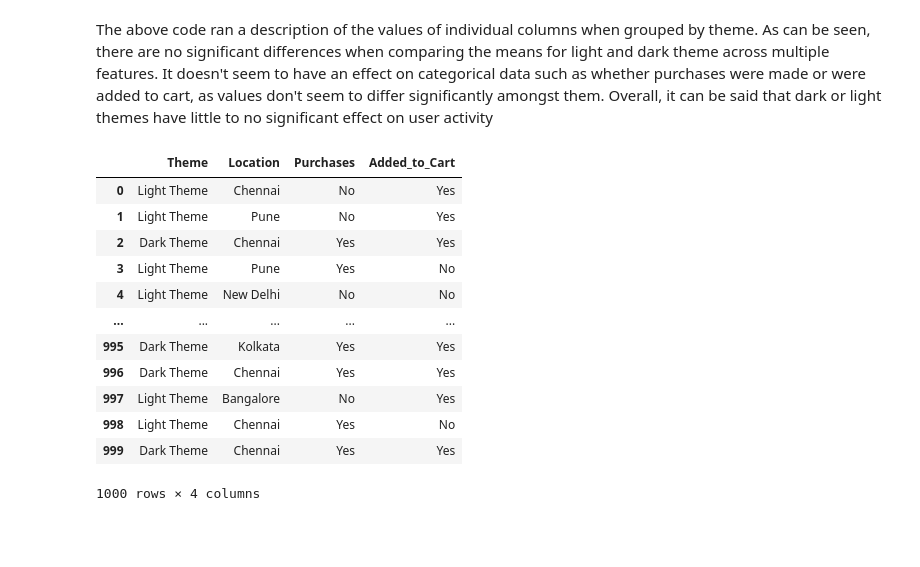
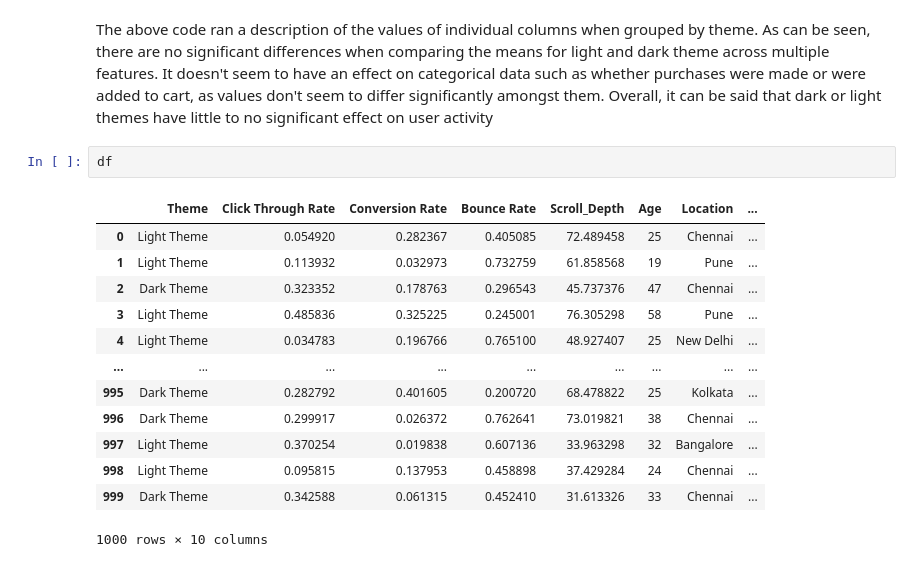
Before and after one commit to PhrogOfTheDay/WebsiteStatisticsAnalysis, a Jupyter notebook: Retention Analysis.ipynb, the cells around one changed output. Drawn from its saved outputs; the diff is of its cells as text; blank space fills up the shorter version.

```diff
--- a/Retention Analysis.ipynb
+++ b/Retention Analysis.ipynb
@@ -160,17 +188,18 @@ Name: count, dtype: int64
 # %% [markdown]
 <p>The above code ran a description of the values of individual columns when grouped by theme. As can be seen, there are no significant differences when comparing the means for light and dark theme across multiple features. It doesn't seem to have an effect on categorical data such as whether purchases were made or were added to cart, as values don't seem to differ significantly amongst them. Overall, it can be said that dark or light themes have little to no significant effect on user activity</p>
 # %%
+df
 # %% [output]
-|  | Theme | Location | Purchases | Added_to_Cart |
-| 0 | Light Theme | Chennai | No | Yes |
-| 1 | Light Theme | Pune | No | Yes |
-| 2 | Dark Theme | Chennai | Yes | Yes |
-| 3 | Light Theme | Pune | Yes | No |
-| 4 | Light Theme | New Delhi | No | No |
-| ... | ... | ... | ... | ... |
-| 995 | Dark Theme | Kolkata | Yes | Yes |
-| 996 | Dark Theme | Chennai | Yes | Yes |
-| 997 | Light Theme | Bangalore | No | Yes |
-| 998 | Light Theme | Chennai | Yes | No |
-| 999 | Dark Theme | Chennai | Yes | Yes |
+|  | Theme | Click Through Rate | Conversion Rate | Bounce Rate | Scroll_Depth | Age | Location | ... |
+| 0 | Light Theme | 0.054920 | 0.282367 | 0.405085 | 72.489458 | 25 | Chennai | ... |
+| 1 | Light Theme | 0.113932 | 0.032973 | 0.732759 | 61.858568 | 19 | Pune | ... |
+| 2 | Dark Theme | 0.323352 | 0.178763 | 0.296543 | 45.737376 | 47 | Chennai | ... |
+| 3 | Light Theme | 0.485836 | 0.325225 | 0.245001 | 76.305298 | 58 | Pune | ... |
+| 4 | Light Theme | 0.034783 | 0.196766 | 0.765100 | 48.927407 | 25 | New Delhi | ... |
+| ... | ... | ... | ... | ... | ... | ... | ... | ... |
+| 995 | Dark Theme | 0.282792 | 0.401605 | 0.200720 | 68.478822 | 25 | Kolkata | ... |
+| 996 | Dark Theme | 0.299917 | 0.026372 | 0.762641 | 73.019821 | 38 | Chennai | ... |
+| 997 | Light Theme | 0.370254 | 0.019838 | 0.607136 | 33.963298 | 32 | Bangalore | ... |
+| 998 | Light Theme | 0.095815 | 0.137953 | 0.458898 | 37.429284 | 24 | Chennai | ... |
+| 999 | Dark Theme | 0.342588 | 0.061315 | 0.452410 | 31.613326 | 33 | Chennai | ... |
-1000 rows × 4 columns
+1000 rows × 10 columns
```
Also changed, not shown: parts of 5 cells of this notebook.
